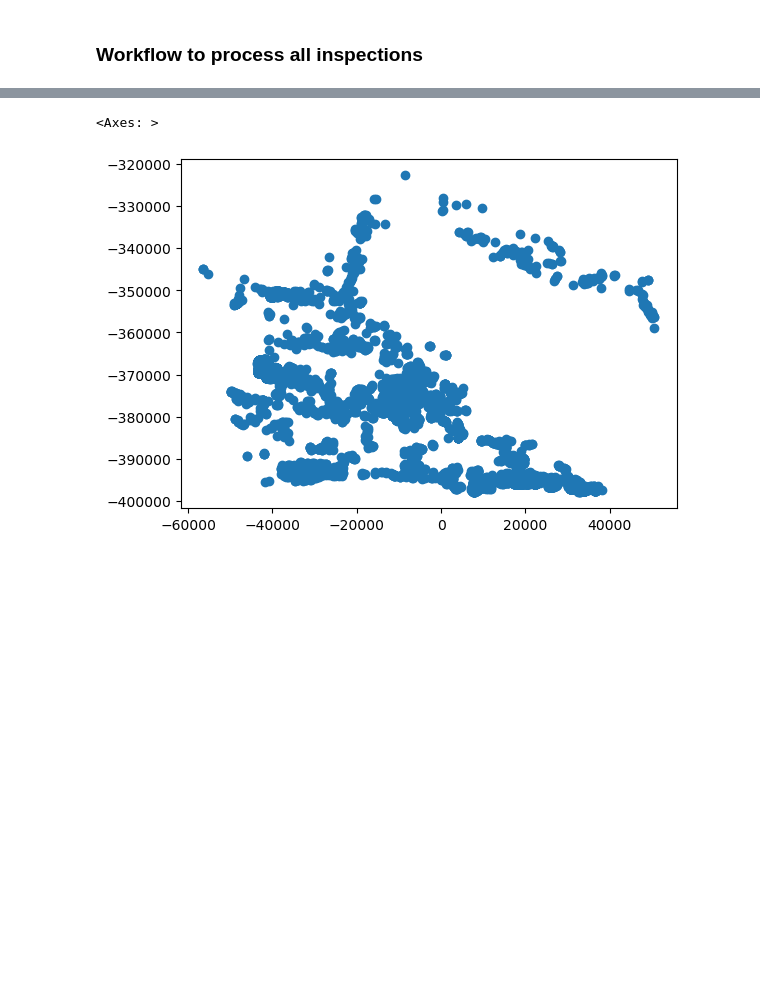
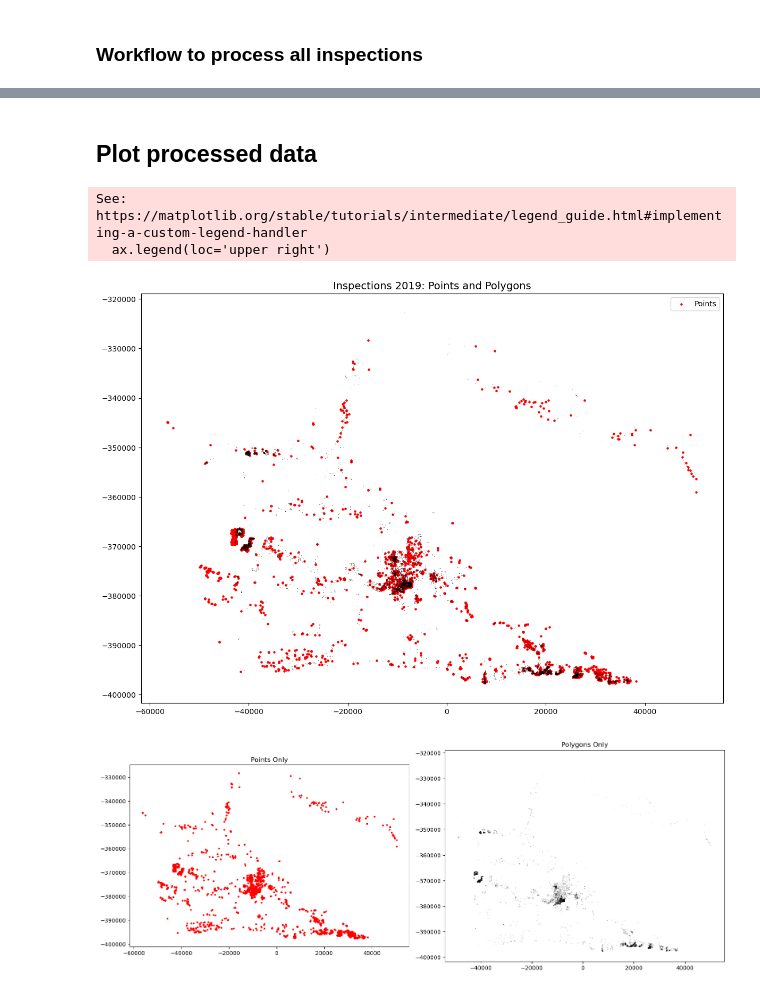
Before and after one commit to wildfire-prep/data-preparation, a Jupyter notebook: code/00_label_data/03_buildings_exploration.ipynb, the cells around one changed output, grey strips where cells are left out. Saved outputs shown, nothing was run; the diff lists cells and outputs as text; code cells hidden in the pictures; blank space fills up the shorter version.

```diff
--- a/code/00_label_data/03_buildings_exploration.ipynb
+++ b/code/00_label_data/03_buildings_exploration.ipynb
@@ -370,6 +365,45 @@ Year 2020 summary:
+# %% [markdown]
+## Plot processed data
 # %%
 processed_2019 = processed_inspections[2019]
-processed_2019.plot()
-# %% [output]
-<Axes: >
-[figure, removed]
+# %%
+fig, ax = plt.subplots(figsize=(12, 10))
+
+# First plot the points
+processed_2019[processed_2019.geometry.geom_type == "Point"].plot(
+    ax=ax, color="red", markersize=5, label="Points"
+)
+
+# Then plot the building polygons
+processed_2019[processed_2019.geometry.geom_type == "Polygon"].plot(
+    ax=ax, color="blue", alpha=0.7, label="Polygons", edgecolor="black", linewidth=0.5
+)
+
+# Add a legend and title
+ax.legend(loc="upper right")
+ax.set_title("Inspections 2019: Points and Polygons", fontsize=14)
+plt.tight_layout()
+plt.show()
+
+# Create two separate plots for both points and polygons
+fig, (ax1, ax2) = plt.subplots(1, 2, figsize=(16, 8))
+
+# Plot only points on the first subplot
+processed_2019[processed_2019.geometry.geom_type == "Point"].plot(
+    ax=ax1, color="red", markersize=5
+)
+ax1.set_title("Points Only")
+
+# Plot only polygons on the second subplot
+processed_2019[processed_2019.geometry.geom_type == "Polygon"].plot(
+    ax=ax2, color="blue", alpha=0.5, edgecolor="black", linewidth=0.5
+)
+ax2.set_title("Polygons Only")
+
+plt.tight_layout()
+plt.show()
+# %% [output]
+See: https://matplotlib.org/stable/tutorials/intermediate/legend_guide.html#implementing-a-custom-legend-handler
+  ax.legend(loc='upper right')
+[figure, added]
+[figure, added]
```
Also changed, not shown: parts of 3 cells of this notebook, 4 other files.
